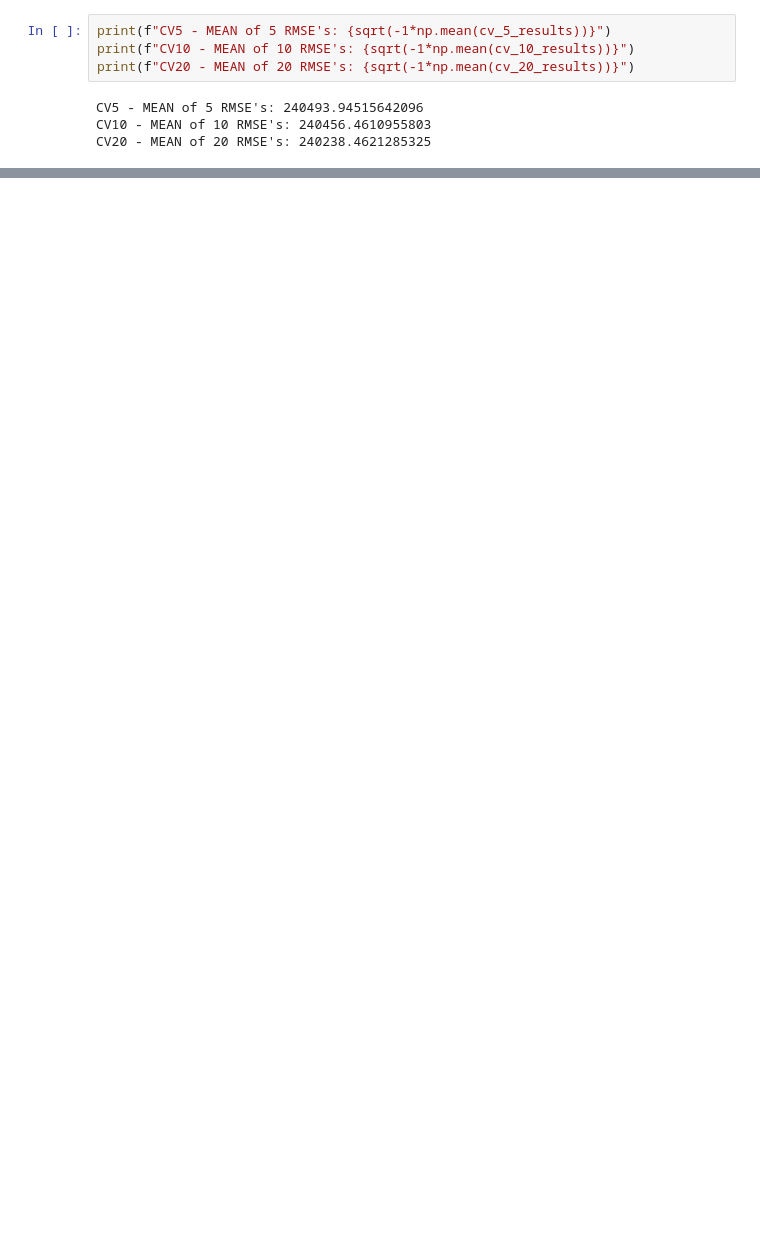
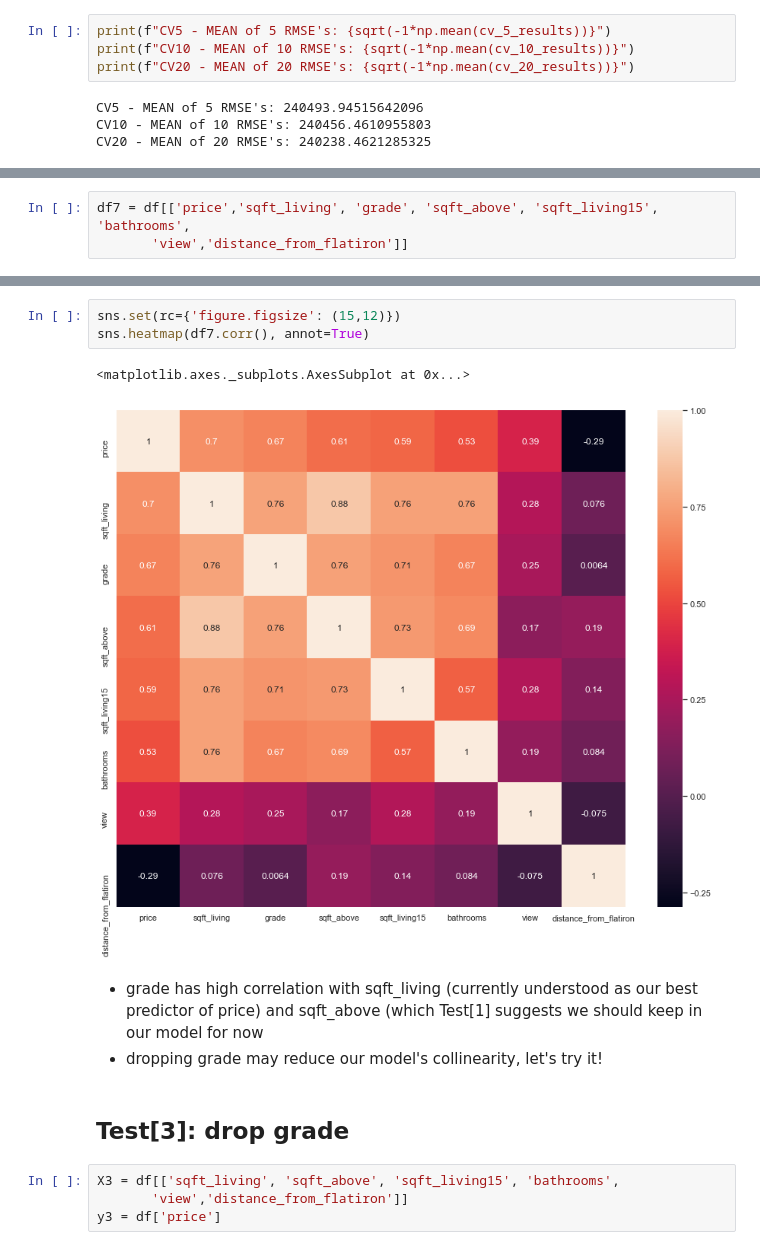
Before and after one commit to A92e/kingcountyWA_home_price_predictor, a Jupyter notebook: model_improvement.ipynb, the cells around one changed output, grey strips where cells are left out. Saved outputs shown, nothing was run; the diff lists cells and outputs as text; blank space fills up the shorter version.

```diff
--- a/model_improvement.ipynb
+++ b/model_improvement.ipynb
@@ -167,0 +263,3 @@ CV20 - MEAN of 20 RMSE's: 240238.4621285325
+# %%
+df7 = df[['price','sqft_living', 'grade', 'sqft_above', 'sqft_living15', 'bathrooms',
+       'view','distance_from_flatiron']]
@@ -167,0 +278,15 @@ CV20 - MEAN of 20 RMSE's: 240238.4621285325
+# %%
+sns.set(rc={'figure.figsize': (15,12)})
+sns.heatmap(df7.corr(), annot=True)
+# %% [output]
+<matplotlib.axes._subplots.AxesSubplot at 0x...>
+[figure, added]
+# %% [markdown]
+- grade has high correlation with sqft_living (currently understood as our best predictor of price) and sqft_above (which Test[1] suggests we should keep in our model for now
+- dropping grade may reduce our model's collinearity, let's try it!
+# %% [markdown]
+## Test[3]: drop grade
+# %%
+X3 = df[['sqft_living', 'sqft_above', 'sqft_living15', 'bathrooms',
+       'view','distance_from_flatiron']]
+y3 = df['price']
```
Also changed, not shown: parts of 41 cells of this notebook.
